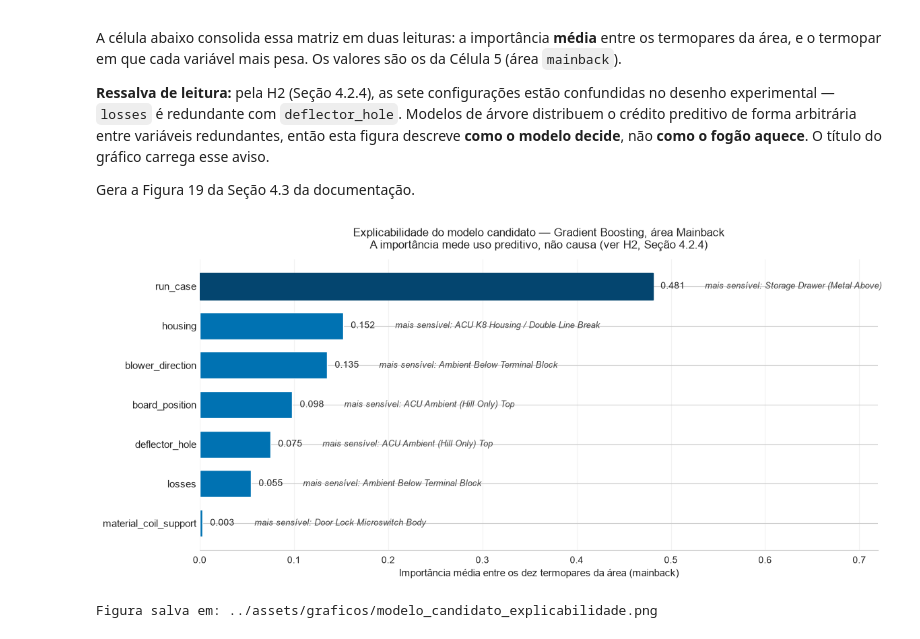
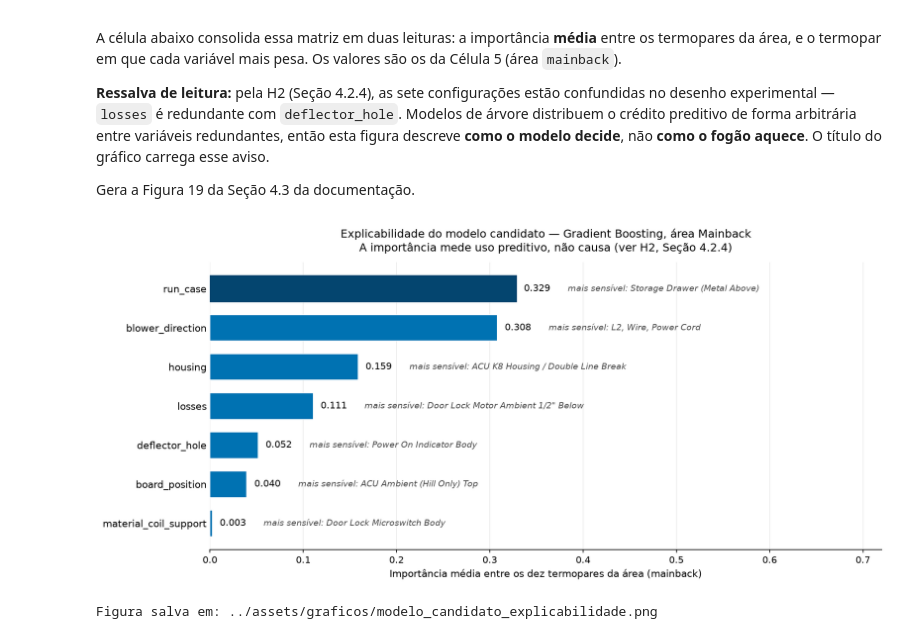
Before and after one commit to nicolas-carrascossa/whirlpool-thermal-predictor, a Jupyter notebook: notebooks/Grad_Boosting_Regre.ipynb, the cells around one changed output. Drawn from its saved outputs; the diff is of its cells as text; code cells hidden in the pictures.

```diff
--- a/notebooks/Grad_Boosting_Regre.ipynb
+++ b/notebooks/Grad_Boosting_Regre.ipynb
@@ -966,13 +962,13 @@ Gera a Figura 19 da Seção 4.3 da documentação.
 # termopar em que cada variável mais pesa — a leitura por sensor só existe
 # porque o MultiOutputRegressor treina um GBR por termopar.
 IMPORTANCIA_MAINBACK = {
-    "run_case":              (0.4811, "Storage Drawer (Metal Above)", 0.866),
-    "housing":               (0.1524, "ACU K8 Housing / Double Line Break", 0.256),
-    "blower_direction":      (0.1354, "Ambient Below Terminal Block", 0.326),
-    "board_position":        (0.0983, "ACU Ambient (Hill Only) Top", 0.321),
-    "deflector_hole":        (0.0752, "ACU Ambient (Hill Only) Top", 0.184),
-    "losses":                (0.0546, "Ambient Below Terminal Block", 0.104),
-    "material_coil_support": (0.0031, "Door Lock Microswitch Body", 0.013),
+    "run_case":              (0.3286, "Storage Drawer (Metal Above)", 0.836),
+    "blower_direction":      (0.3081, "L2, Wire, Power Cord", 0.512),
+    "housing":               (0.1588, "ACU K8 Housing / Double Line Break", 0.289),
+    "losses":                (0.1107, "Door Lock Motor Ambient 1/2\" Below", 0.198),
+    "deflector_hole":        (0.0517, "Power On Indicator Body", 0.120),
+    "board_position":        (0.0396, "ACU Ambient (Hill Only) Top", 0.358),
+    "material_coil_support": (0.0025, "Door Lock Microswitch Body", 0.014),
 }
 
 
@@ -989,32 +985,32 @@ def grafico_explicabilidade(importancias, caminho):
     for barra, valor, sensor in zip(barras, medias_imp, sensores):
         eixo.text(valor + 0.008, barra.get_y() + barra.get_height() / 2,
                   f"{valor:.3f}", va="center", fontsize=10)
         eixo.text(valor + 0.055, barra.get_y() + barra.get_height() / 2,
                   f"mais sensível: {sensor}", va="center", fontsize=9,
                   color="#4A4A4A", style="italic")
 
     eixo.set_xlim(0, 0.72)
     eixo.set_xlabel("Importância média entre os dez termopares da área (mainback)",
                     fontsize=10.5)
     eixo.set_title("Explicabilidade do modelo candidato — Gradient Boosting, área "
                    "Mainback\nA importância mede uso preditivo, não causa "
                    "(ver H2, Seção 4.2.4)", fontsize=12, pad=12)
     eixo.grid(axis="x", alpha=0.25)
     eixo.set_axisbelow(True)
     for lado in ("top", "right", "left"):
         eixo.spines[lado].set_visible(False)
     eixo.tick_params(axis="y", length=0, labelsize=10.5)
 
     figura.savefig(caminho, dpi=150, bbox_inches="tight", facecolor="white")
     plt.show()
     return caminho
 
 
 CAMINHO_EXPLICABILIDADE = "../assets/graficos/modelo_candidato_explicabilidade.png"
 
 grafico_explicabilidade(IMPORTANCIA_MAINBACK, CAMINHO_EXPLICABILIDADE)
 print()
 print(f"Figura salva em: {CAMINHO_EXPLICABILIDADE}")
 # %% [output]
-[figure, old version]
+[figure, new version]
 Figura salva em: ../assets/graficos/modelo_candidato_explicabilidade.png
```
Also changed, not shown: parts of 1 cell of this notebook, 3 other files.
